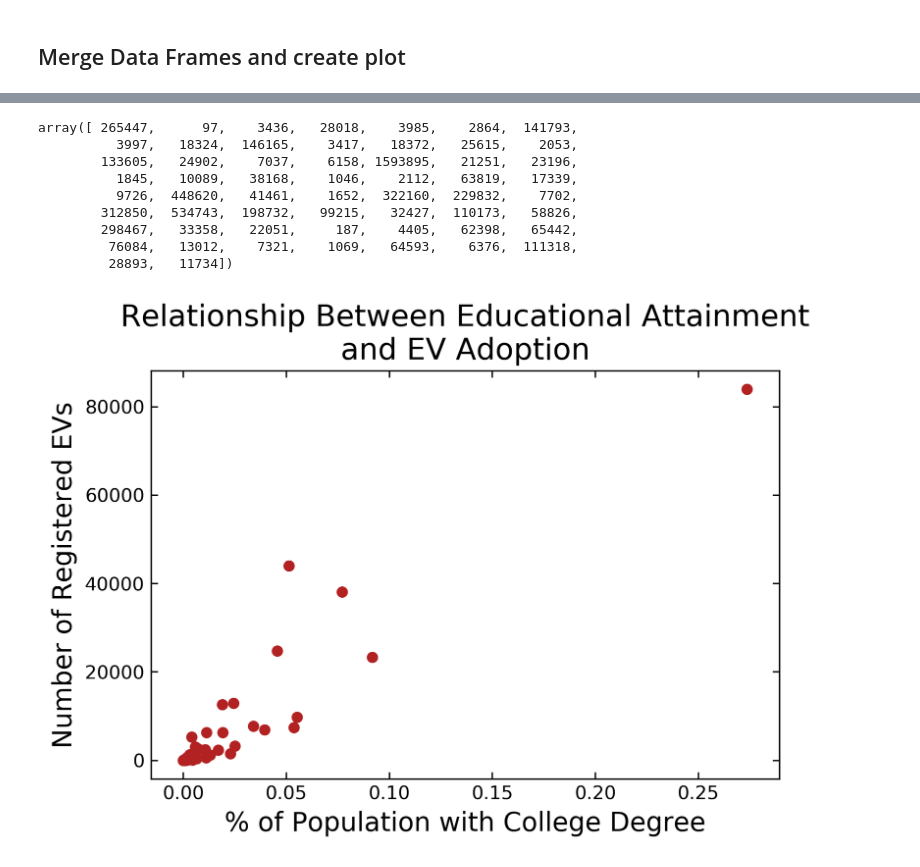
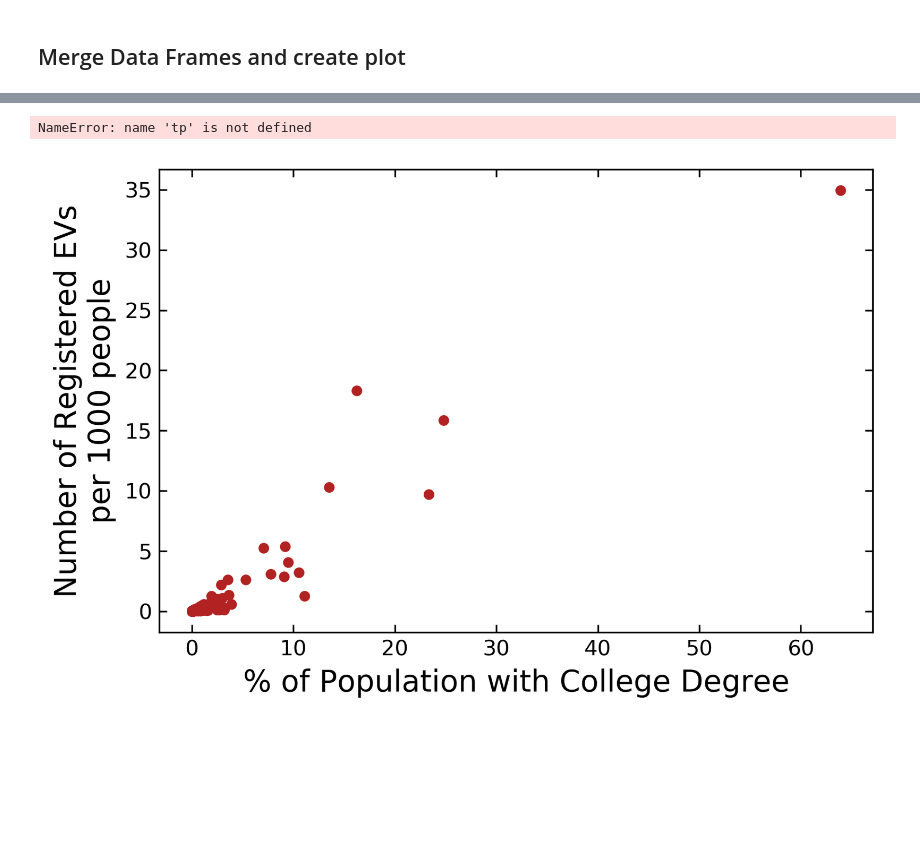
Before and after one commit to samaygarg/evprediction, a Jupyter notebook: proposal_vis.ipynb, the cells around one changed output, grey strips where cells are left out. Drawn from its saved outputs; the diff is of its cells as text; code cells hidden in the pictures; blank space fills up the shorter version.

Commit message:
updated proposal notebook and figure

```diff
--- a/proposal_vis.ipynb
+++ b/proposal_vis.ipynb
@@ -247,18 +471,4 @@ vehicles = merged['vehicle'].values
-# %%
-pops = merged.iloc[:,3].values
-# %%
-pops = np.array([int(x) for x in pops])
-# %%
-pops
-# %% [output]
-array([ 265447,      97,    3436,   28018,    3985,    2864,  141793,
-          3997,   18324,  146165,    3417,   18372,   25615,    2053,
-        133605,   24902,    7037,    6158, 1593895,   21251,   23196,
-          1845,   10089,   38168,    1046,    2112,   63819,   17339,
-          9726,  448620,   41461,    1652,  322160,  229832,    7702,
-        312850,  534743,  198732,   99215,   32427,  110173,   58826,
-        298467,   33358,   22051,     187,    4405,   62398,   65442,
-         76084,   13012,    7321,    1069,   64593,    6376,  111318,
-         28893,   11734])
-# %%
-pops = pops / pops.sum()
+# %%
+vehicles = vehicles / totp * 1000 * 2
+# %% [output]
+NameError: name 'tp' is not defined
@@ -265,12 +479,14 @@ pops = pops / pops.sum()
 # %%
 fig, ax = plt.subplots(figsize=(6,4), dpi=300)
-ax.scatter(pops, vehicles, color='firebrick', s=25)
+ax.scatter(pops, vehicles, color='firebrick', s=16)
 
-ax.set_title('Relationship Between Educational Attainment\nand EV Adoption', fontsize=16)
+# ax.set_title('Relationship Between Educational Attainment\nand EV Adoption', fontsize=16)
 ax.set_xlabel('% of Population with College Degree', fontsize=14)
-ax.set_ylabel('Number of Registered EVs', fontsize=14)
+ax.set_ylabel('Number of Registered EVs\nper 1000 people', fontsize=14)
 ax.tick_params(axis='both', direction='in', left=True, right=True, top=True, bottom=True)
+# ax.set_xlim(-1,1)
+# ax.set_ylim(-1,1)
 # %% [output]
-[figure, old version]
+[figure, new version]
 # %%
 fig.savefig('proposalfig.png', bbox_inches='tight')
```
Also changed, not shown: parts of 45 cells of this notebook, 1 other file.
